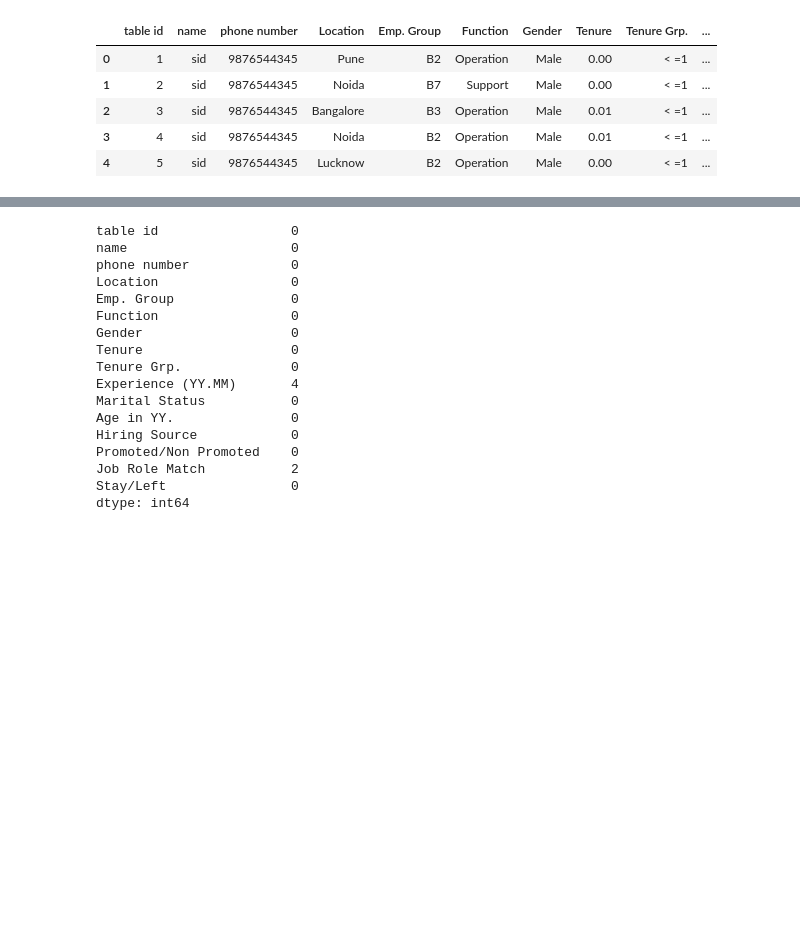
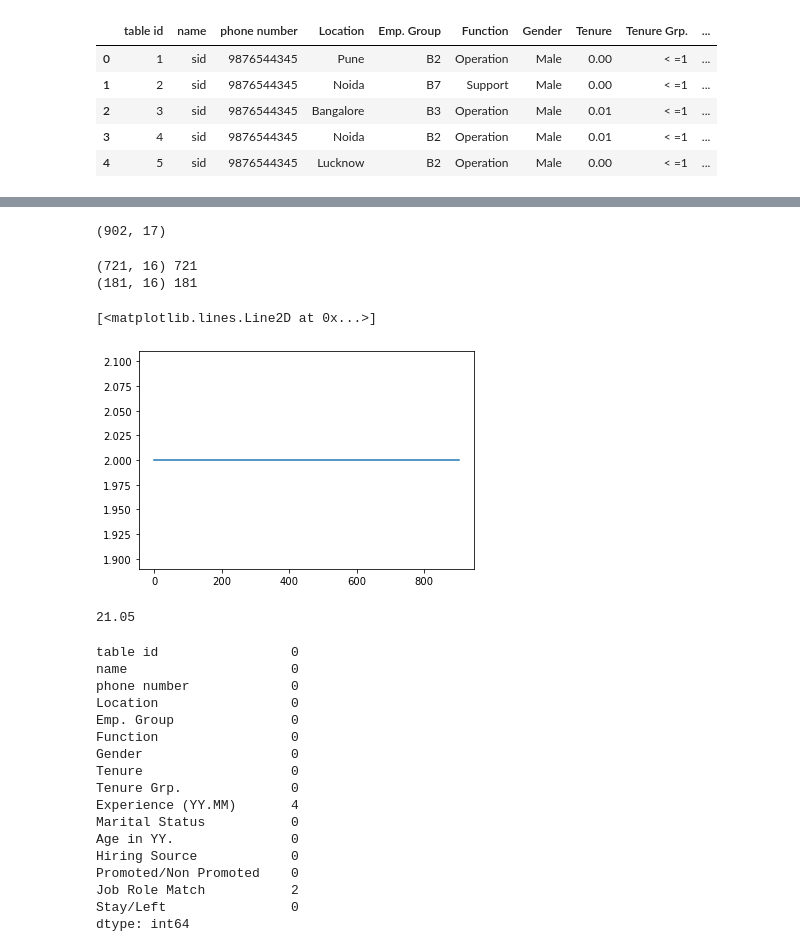
Before and after one commit to umaretiya/AttritionRatePredict, a Jupyter notebook: research/AttritionRate_notebook.ipynb, the cells around one changed output, grey strips where cells are left out. Drawn from its saved outputs; the diff is of its cells as text; code cells hidden in the pictures; blank space fills up the shorter version.

```diff
--- a/research/AttritionRate_notebook.ipynb
+++ b/research/AttritionRate_notebook.ipynb
@@ -39,0 +48,6 @@ df.head()
+# %%
+new_columns = []
+for i in df.columns:
+    m = i.strip().replace(" ","_").lower().replace("/", "_").replace(".","").replace("(","").replace(")","")
+    new_columns.append(m)
+new_columns
@@ -39,0 +71,3 @@ df.head()
+# %%
+df.columns = new_columns
+df.columns
@@ -39,0 +536,15 @@ df.head()
+# %%
+df['Age in Years'] = pd.cut(df['Age in YY.'], bins=[0.0, 1.5, 3, np.inf], labels= [0, 1, 2])
+# %%
+df.shape
+# %% [output]
+(902, 17)
+# %%
+for train, test in split.split(df, df['Age in Years']):
+    strat_train = df.loc[train].drop(['Age in Years'],axis=1)
+    print(strat_train.shape, len(train))
+    strat_test = df.loc[test].drop(['Age in Years'], axis=1)
+    print(strat_test.shape, len(test))
+# %% [output]
+(721, 16) 721
+(181, 16) 181
@@ -40,3 +553,12 @@ df.head()
+# %%
+plt.plot(pd.cut(df['Age in YY.'], bins=[0.0, 1.5, 3, np.inf], labels= [0, 1, 2]))
+# %% [output]
+[<matplotlib.lines.Line2D at 0x...>]
+[figure, added]
+# %%
+df['Age in YY.'].min()
+# %% [output]
+21.05
 # %%
 df.isna().sum()
 # %% [output]
```
Also changed, not shown: parts of 58 cells of this notebook, 31 other files.
